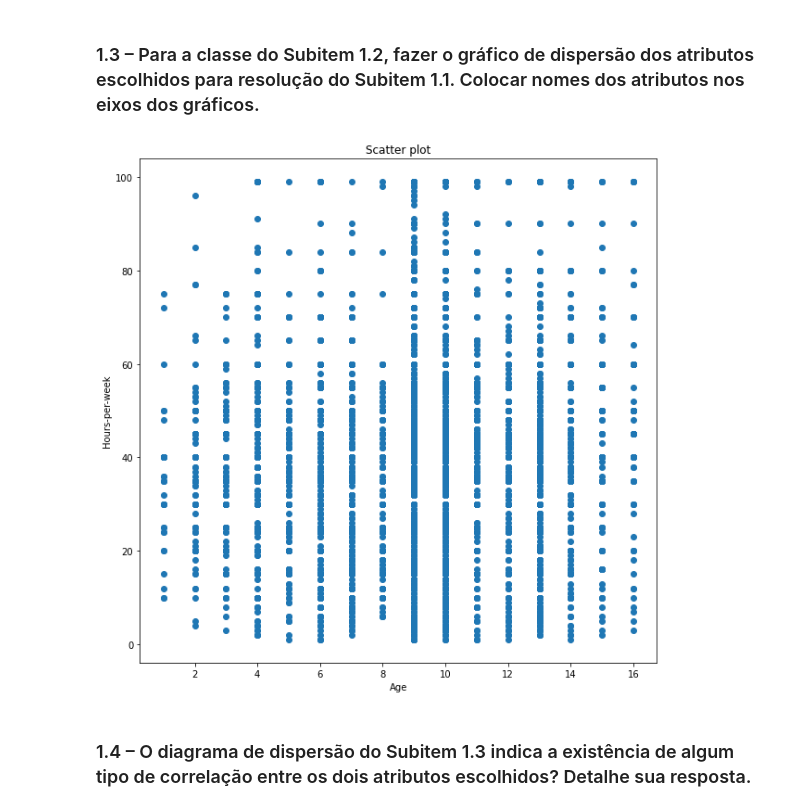
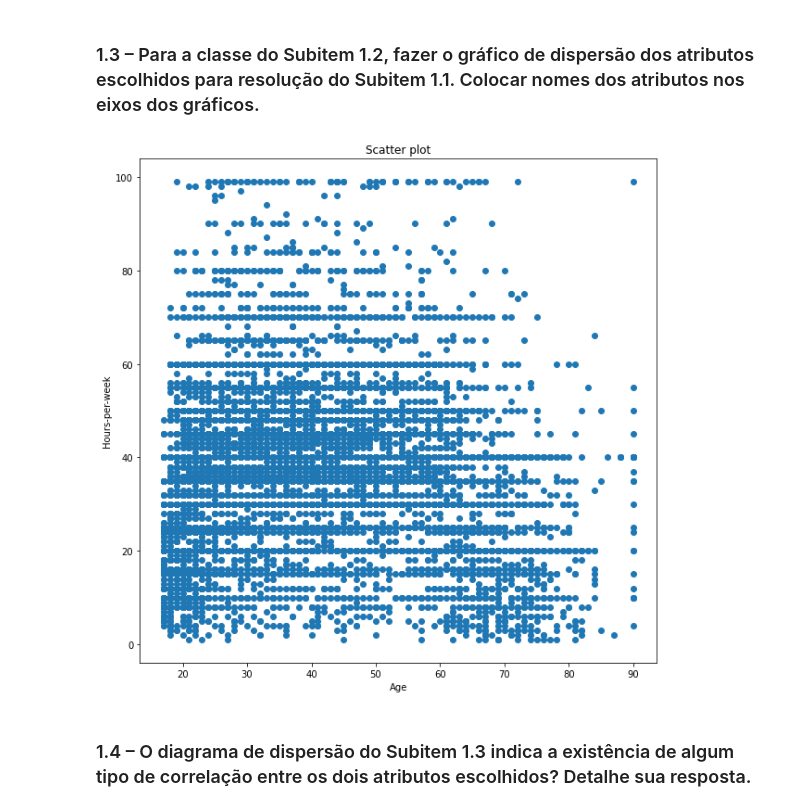
Before and after one commit to Feliboot/rec_padroes, a Jupyter notebook: Analises.ipynb, the cells around one changed output. Drawn from its saved outputs; the diff is of its cells as text; code cells hidden in the pictures.

```diff
--- a/Analises.ipynb
+++ b/Analises.ipynb
@@ -225,12 +256,12 @@ dfClass1.corr()
 # %%
 plt.figure(figsize=(10,10))
 plt.title('Scatter plot')
 plt.xlabel('Age')
 plt.ylabel('Hours-per-week')
-plt.scatter(x=dfClass1['education-num'],y=dfClass1['hours-per-week'])
+plt.scatter(x=dfClass1['age'],y=dfClass1['hours-per-week'])
 plt.show()
 # %% [output]
-[figure, old version]
+[figure, new version]
 # %% [markdown]
 ### 1.4 – O diagrama de dispersão do Subitem 1.3 indica a existência de algum tipo de correlação entre os dois atributos escolhidos? Detalhe sua resposta.
 # %% [markdown]
```
Also changed, not shown: parts of 93 cells of this notebook, 3 other files.
